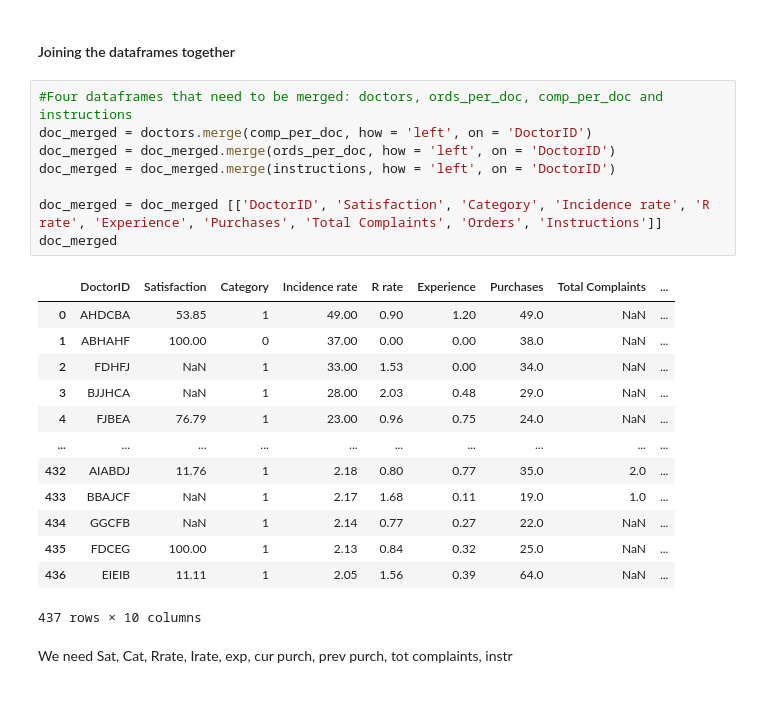
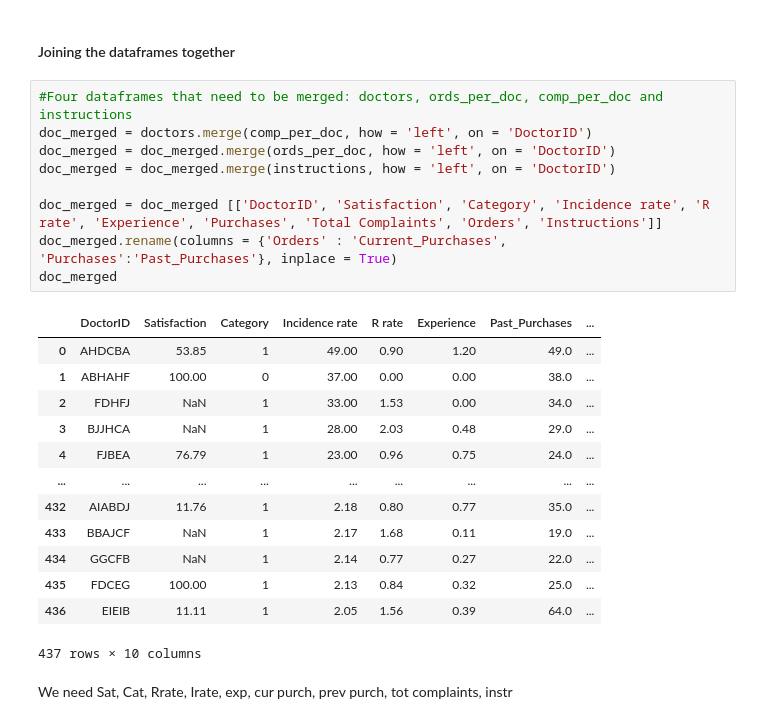
Before and after one commit to KBrandt57/COGS_118B_Project, a Jupyter notebook: eda_notebook.ipynb, the cells around one changed output. Drawn from its saved outputs; the diff is of its cells as text.

```diff
--- a/eda_notebook.ipynb
+++ b/eda_notebook.ipynb
@@ -742,24 +754,25 @@ instructions.describe()
 # %%
 #Four dataframes that need to be merged: doctors, ords_per_doc, comp_per_doc and instructions
 doc_merged = doctors.merge(comp_per_doc, how = 'left', on = 'DoctorID')
 doc_merged = doc_merged.merge(ords_per_doc, how = 'left', on = 'DoctorID')
 doc_merged = doc_merged.merge(instructions, how = 'left', on = 'DoctorID')
 
 doc_merged = doc_merged [['DoctorID', 'Satisfaction', 'Category', 'Incidence rate', 'R rate', 'Experience', 'Purchases', 'Total Complaints', 'Orders', 'Instructions']]
+doc_merged.rename(columns = {'Orders' : 'Current_Purchases', 'Purchases':'Past_Purchases'}, inplace = True)
 doc_merged
 # %% [output]
-|  | DoctorID | Satisfaction | Category | Incidence rate | R rate | Experience | Purchases | Total Complaints | ... |
-| 0 | AHDCBA | 53.85 | 1 | 49.00 | 0.90 | 1.20 | 49.0 | NaN | ... |
-| 1 | ABHAHF | 100.00 | 0 | 37.00 | 0.00 | 0.00 | 38.0 | NaN | ... |
-| 2 | FDHFJ | NaN | 1 | 33.00 | 1.53 | 0.00 | 34.0 | NaN | ... |
-| 3 | BJJHCA | NaN | 1 | 28.00 | 2.03 | 0.48 | 29.0 | NaN | ... |
-| 4 | FJBEA | 76.79 | 1 | 23.00 | 0.96 | 0.75 | 24.0 | NaN | ... |
-| ... | ... | ... | ... | ... | ... | ... | ... | ... | ... |
-| 432 | AIABDJ | 11.76 | 1 | 2.18 | 0.80 | 0.77 | 35.0 | 2.0 | ... |
-| 433 | BBAJCF | NaN | 1 | 2.17 | 1.68 | 0.11 | 19.0 | 1.0 | ... |
-| 434 | GGCFB | NaN | 1 | 2.14 | 0.77 | 0.27 | 22.0 | NaN | ... |
-| 435 | FDCEG | 100.00 | 1 | 2.13 | 0.84 | 0.32 | 25.0 | NaN | ... |
-| 436 | EIEIB | 11.11 | 1 | 2.05 | 1.56 | 0.39 | 64.0 | NaN | ... |
+|  | DoctorID | Satisfaction | Category | Incidence rate | R rate | Experience | Past_Purchases | ... |
+| 0 | AHDCBA | 53.85 | 1 | 49.00 | 0.90 | 1.20 | 49.0 | ... |
+| 1 | ABHAHF | 100.00 | 0 | 37.00 | 0.00 | 0.00 | 38.0 | ... |
+| 2 | FDHFJ | NaN | 1 | 33.00 | 1.53 | 0.00 | 34.0 | ... |
+| 3 | BJJHCA | NaN | 1 | 28.00 | 2.03 | 0.48 | 29.0 | ... |
+| 4 | FJBEA | 76.79 | 1 | 23.00 | 0.96 | 0.75 | 24.0 | ... |
+| ... | ... | ... | ... | ... | ... | ... | ... | ... |
+| 432 | AIABDJ | 11.76 | 1 | 2.18 | 0.80 | 0.77 | 35.0 | ... |
+| 433 | BBAJCF | NaN | 1 | 2.17 | 1.68 | 0.11 | 19.0 | ... |
+| 434 | GGCFB | NaN | 1 | 2.14 | 0.77 | 0.27 | 22.0 | ... |
+| 435 | FDCEG | 100.00 | 1 | 2.13 | 0.84 | 0.32 | 25.0 | ... |
+| 436 | EIEIB | 11.11 | 1 | 2.05 | 1.56 | 0.39 | 64.0 | ... |
 437 rows × 10 columns
 # %% [markdown]
 We need Sat, Cat, Rrate, Irate, exp, cur purch, prev purch, tot complaints, instr
```
Also changed, not shown: parts of 23 cells of this notebook, 2 other files.
